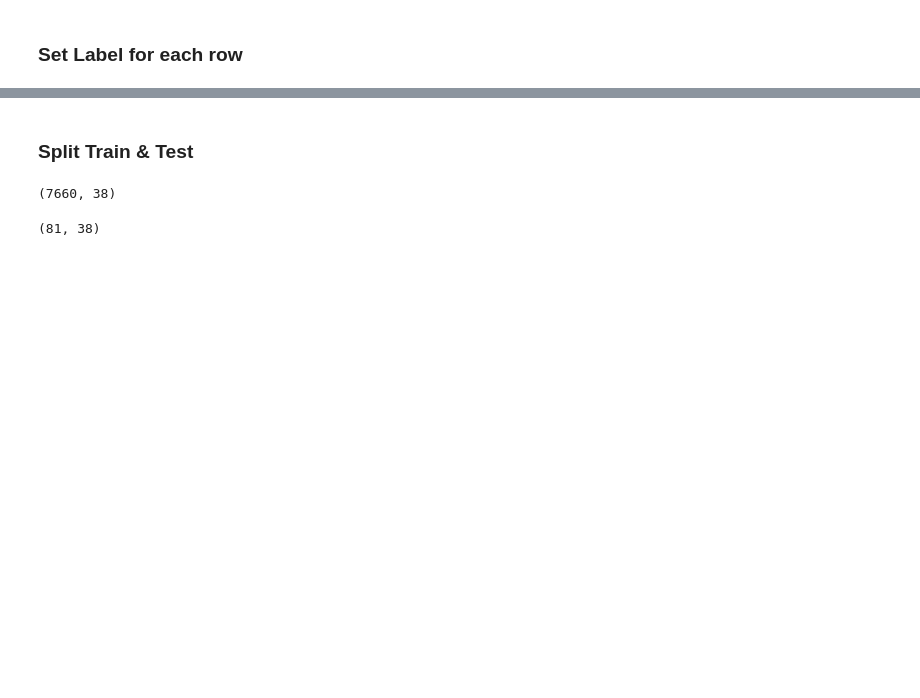
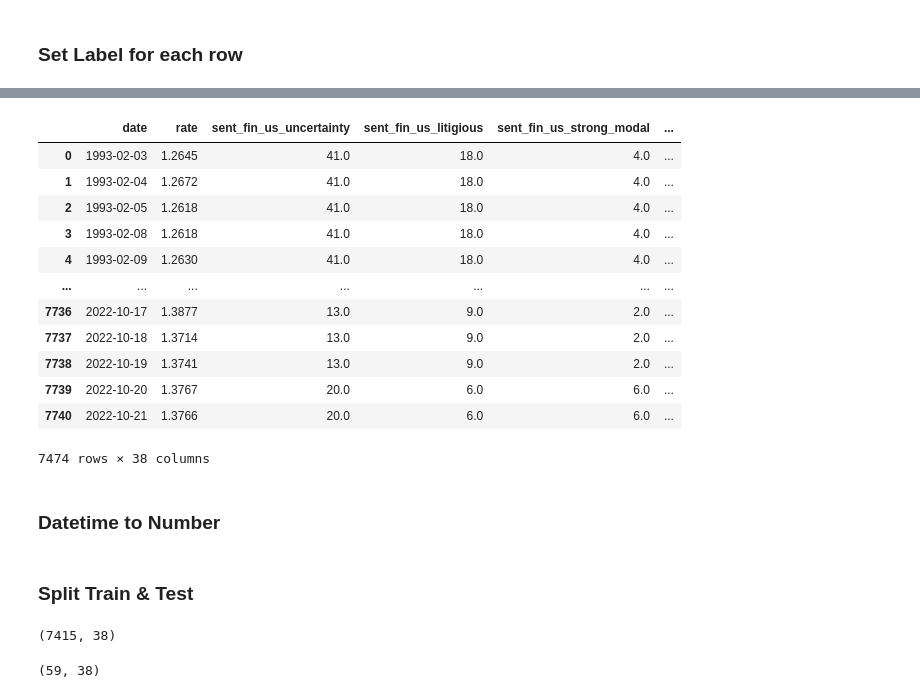
Before and after one commit to JSMarrocco/CHAMOAnalyticsDatathon2022, a Jupyter notebook: modeling/preprocessing.ipynb, the cells around one changed output, grey strips where cells are left out. Cells and saved outputs as stored; diff of their text form; code cells hidden in the pictures; blank space fills up the shorter version.

```diff
--- a/modeling/preprocessing.ipynb
+++ b/modeling/preprocessing.ipynb
@@ -33,3 +51,23 @@ df_master = df_master.loc[df_master.y_exp >= 0]
 # %%
 df_master= df_master.dropna()
 df_master= df_master.reset_index(drop=True)
+# %%
+df_master = df_master.loc[df_master[' us_bank_rate'] != '.']
+# %%
+df_master
+# %% [output]
+|  | date | rate | sent_fin_us_uncertainty | sent_fin_us_litigious | sent_fin_us_strong_modal | ... |
+| 0 | 1993-02-03 | 1.2645 | 41.0 | 18.0 | 4.0 | ... |
+| 1 | 1993-02-04 | 1.2672 | 41.0 | 18.0 | 4.0 | ... |
+| 2 | 1993-02-05 | 1.2618 | 41.0 | 18.0 | 4.0 | ... |
+| 3 | 1993-02-08 | 1.2618 | 41.0 | 18.0 | 4.0 | ... |
+| 4 | 1993-02-09 | 1.2630 | 41.0 | 18.0 | 4.0 | ... |
+| ... | ... | ... | ... | ... | ... | ... |
+| 7736 | 2022-10-17 | 1.3877 | 13.0 | 9.0 | 2.0 | ... |
+| 7737 | 2022-10-18 | 1.3714 | 13.0 | 9.0 | 2.0 | ... |
+| 7738 | 2022-10-19 | 1.3741 | 13.0 | 9.0 | 2.0 | ... |
+| 7739 | 2022-10-20 | 1.3767 | 20.0 | 6.0 | 6.0 | ... |
+| 7740 | 2022-10-21 | 1.3766 | 20.0 | 6.0 | 6.0 | ... |
+7474 rows × 38 columns
+# %% [markdown]
+### Datetime to Number
@@ -36,10 +76,10 @@ df_master= df_master.reset_index(drop=True)
 # %% [markdown]
 ### Split Train & Test
 # %%
-train = df_master.loc[df_master.date < "2022-07-01"]
-test = df_master.loc[df_master.date >= "2022-07-01"]
+train = df_master.loc[df_master.date < "2022-08-01"]
+test = df_master.loc[df_master.date >= "2022-08-01"]
 
 display( train.shape, test.shape)
 # %% [output]
-(7660, 38)
+(7415, 38)
-(81, 38)
+(59, 38)
```
Also changed, not shown: parts of 8 cells of this notebook.
